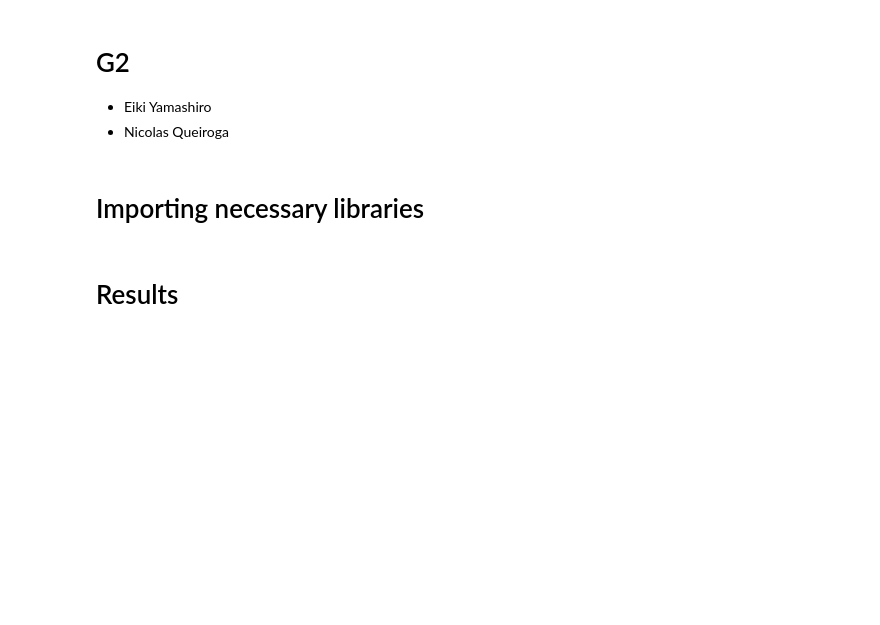
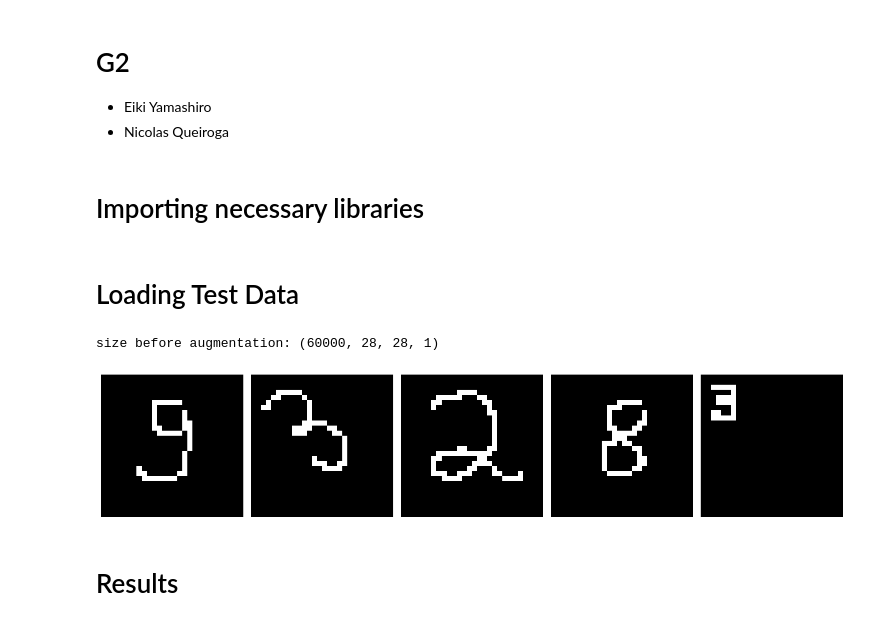
Before and after one commit to Eikinho/mnist_models, a Jupyter notebook: results.ipynb, the cells around one changed output. Cells and saved outputs as stored; diff of their text form; code cells hidden in the pictures; blank space fills up the shorter version.

```diff
--- a/results.ipynb
+++ b/results.ipynb
@@ -6,6 +6,15 @@
 # Importing necessary libraries
 # %%
 from src.models.Net import Net
+# %% [markdown]
+# Loading Test Data
+# %%
+net = Net()
+net.load_test_data()
+net.plot_some_data(net.test_imgs)
+# %% [output]
+size before augmentation: (60000, 28, 28, 1)
+[figure, added]
 # %% [markdown]
 # Results
 # %% [markdown]
```
Also changed, not shown: parts of 28 cells of this notebook, 7 other files.
